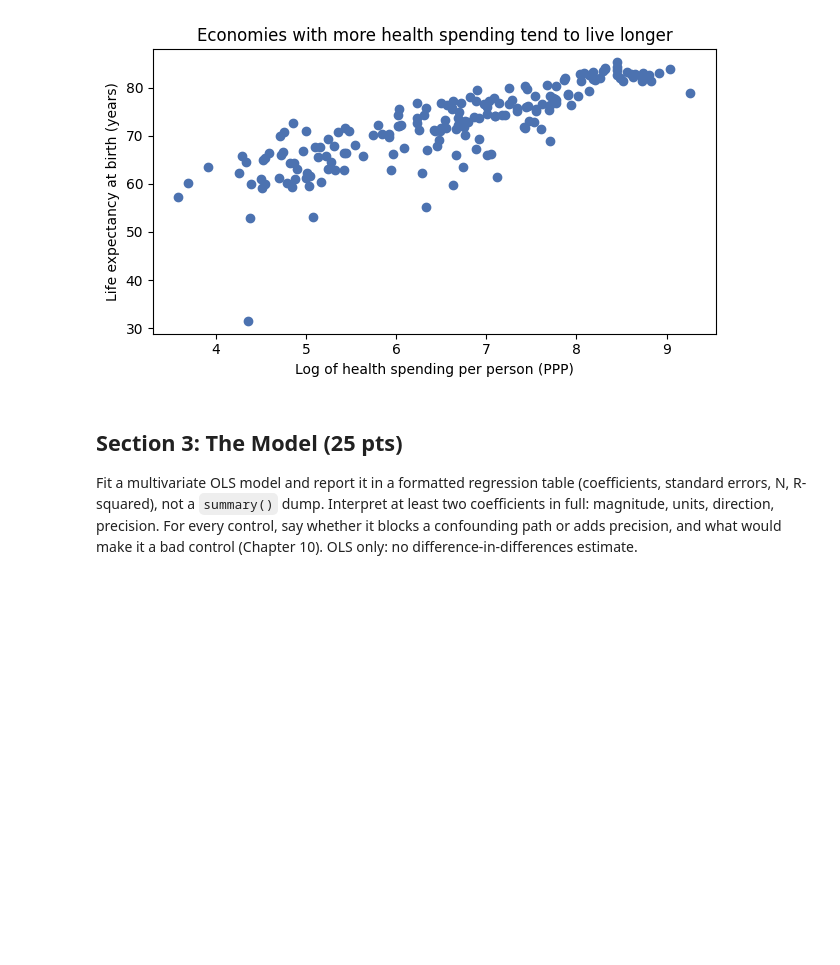
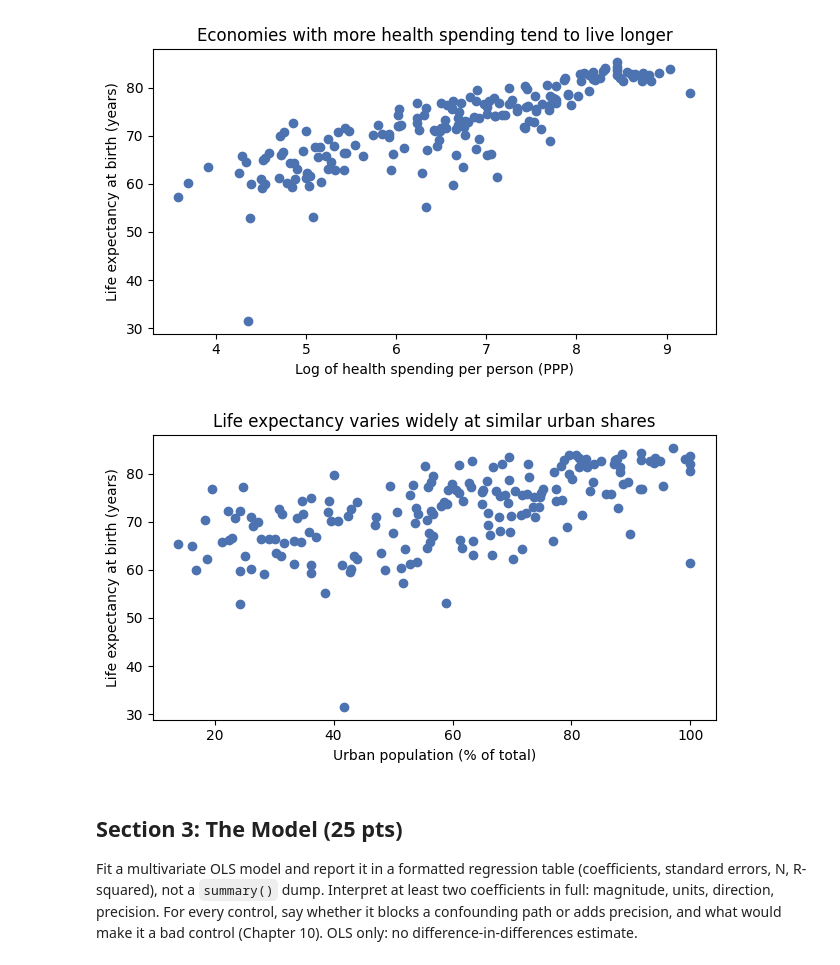
Before and after one commit to Zhengdao-Lu/Midterm-Project-Econometric-Foundation, a Jupyter notebook: midterm_starter_(1).ipynb, the cells around one changed output. Drawn from its saved outputs; the diff is of its cells as text; code cells hidden in the pictures; blank space fills up the shorter version.

```diff
--- a/midterm_starter_(1).ipynb
+++ b/midterm_starter_(1).ipynb
@@ -58,3 +57,16 @@ for name in files:
 print(sorted(os.listdir("data")))
 # %% [output]
 ['Current health expenditure per capita.csv', 'GDP per capita.csv', 'Life expectancy .csv', 'Urban population.csv']
+# %%
+life_raw = pd.read_csv("data/Life expectancy .csv", skiprows=4)
+gdp_raw = pd.read_csv("data/GDP per capita.csv", skiprows=4)
+health_raw = pd.read_csv("data/Current health expenditure per capita.csv", skiprows=4)
+urban_raw = pd.read_csv("data/Urban population.csv", skiprows=4)
+
+print("Rows in the four files:", len(life_raw), len(gdp_raw),
+      len(health_raw), len(urban_raw))
+print("Indicator codes:")
+print(life_raw["Indicator Code"].unique())
+print(gdp_raw["Indicator Code"].unique())
+print(health_raw["Indicator Code"].unique())
+print(urban_raw["Indicator Code"].unique())
@@ -291,6 +308,16 @@ plt.tight_layout()
 plt.show()
 # %% [output]
 [figure]
+# %%
+fig, ax = plt.subplots(figsize=(6.4, 3.8))
+ax.scatter(sample["urban_population_pct"], sample["life_expectancy"], color="#4C72B0")
+ax.set(xlabel="Urban population (% of total)",
+       ylabel="Life expectancy at birth (years)",
+       title="Life expectancy varies widely at similar urban shares")
+plt.tight_layout()
+plt.show()
+# %% [output]
+[figure, added]
 # %% [markdown]
 ## Section 3: The Model (25 pts)
 
```
Also changed, not shown: parts of 4 cells of this notebook.
